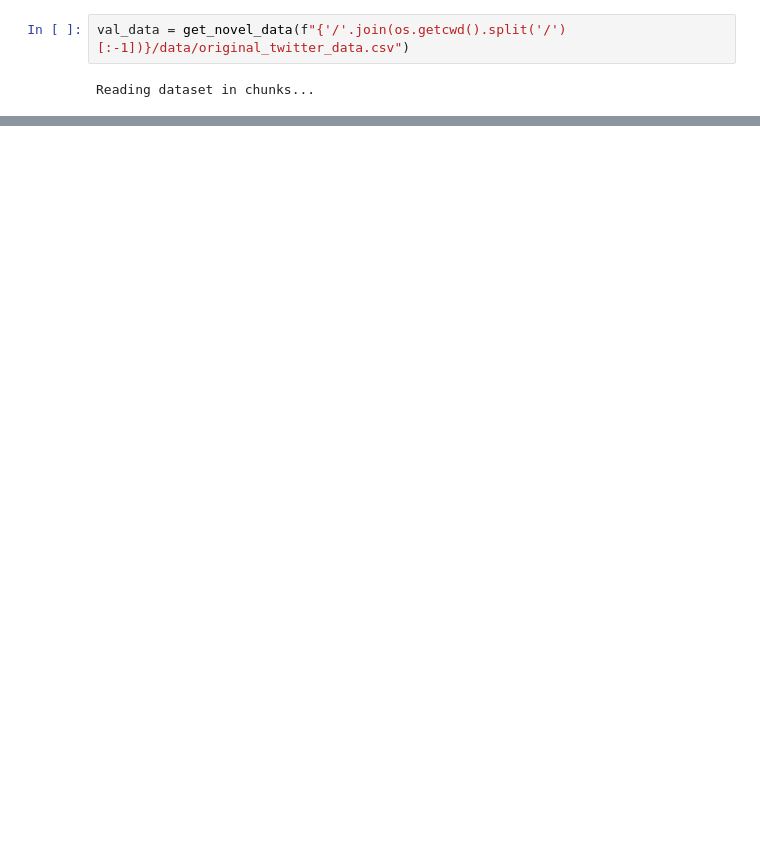
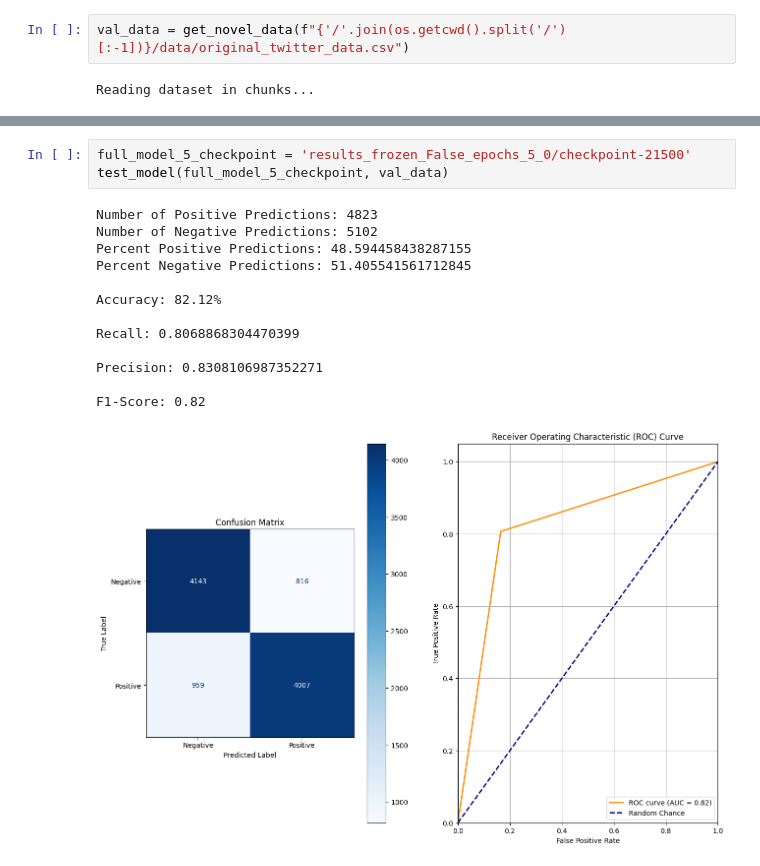
Before and after one commit to rcwaterman/DSE6212, a Jupyter notebook: Project/Preliminary Results/model_testing.ipynb, the cells around one changed output, grey strips where cells are left out. Saved outputs shown, nothing was run; the diff lists cells and outputs as text; blank space fills up the shorter version.

```diff
--- a/Project/Preliminary Results/model_testing.ipynb
+++ b/Project/Preliminary Results/model_testing.ipynb
@@ -556,0 +590,17 @@ F1-Score: 0.82
+# %%
+full_model_5_checkpoint = 'results_frozen_False_epochs_5_0/checkpoint-21500'
+test_model(full_model_5_checkpoint, val_data)
+# %% [output]
+Number of Positive Predictions: 4823
+Number of Negative Predictions: 5102
+Percent Positive Predictions: 48.594458438287155
+Percent Negative Predictions: 51.405541561712845
+
+Accuracy: 82.12%
+
+Recall: 0.8068868304470399
+
+Precision: 0.8308106987352271
+
+F1-Score: 0.82
+[figure, added]
```
Also changed, not shown: parts of 30 cells of this notebook.
